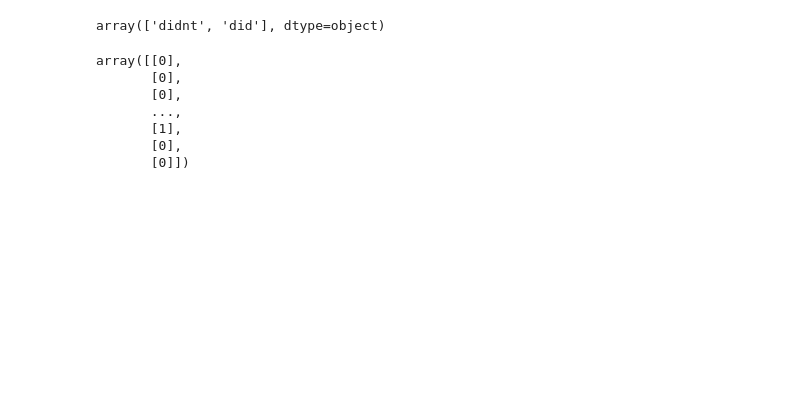
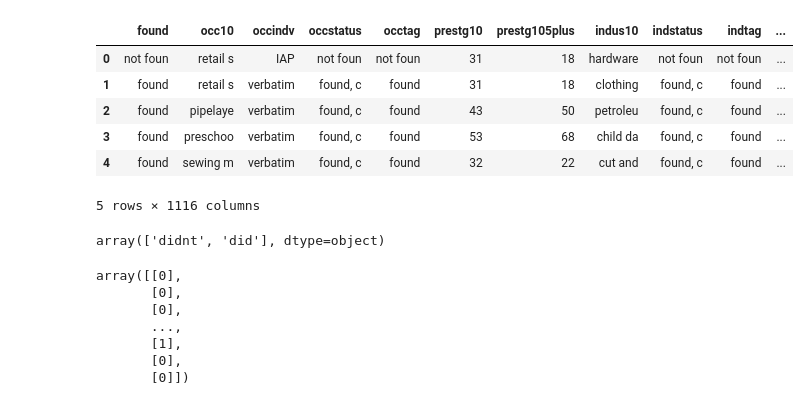
Before and after one commit to KathrynPanger/published_prayer_study, a Jupyter notebook: regression.ipynb, the cells around one changed output. Drawn from its saved outputs; the diff is of its cells as text; code cells hidden in the pictures; blank space fills up the shorter version.

```diff
--- a/regression.ipynb
+++ b/regression.ipynb
@@ -18,3 +16,17 @@ gss=pd.read_csv("GSS_1996.csv", encoding="latin1")
+# %%
+#Bring in the dataset
+##Ad a second index column to make coding easier
+gss=pd.read_csv("GSS_1996.csv", encoding="latin1")
+gss['index1'] = gss.index
+gss.head()
+# %% [output]
+|  | found | occ10 | occindv | occstatus | occtag | prestg10 | prestg105plus | indus10 | indstatus | indtag | ... |
+| 0 | not foun | retail s | IAP | not foun | not foun | 31 | 18 | hardware | not foun | not foun | ... |
+| 1 | found | retail s | verbatim | found, c | found | 31 | 18 | clothing | found, c | found | ... |
+| 2 | found | pipelaye | verbatim | found, c | found | 43 | 50 | petroleu | found, c | found | ... |
+| 3 | found | preschoo | verbatim | found, c | found | 53 | 68 | child da | found, c | found | ... |
+| 4 | found | sewing m | verbatim | found, c | found | 32 | 22 | cut and | found, c | found | ... |
+5 rows × 1116 columns
 # %%
 #Clean the data
 ##drop cases with no answer, not asked, and don't know on the DV
```
Also changed, not shown: parts of 13 cells of this notebook, 1 other file.
